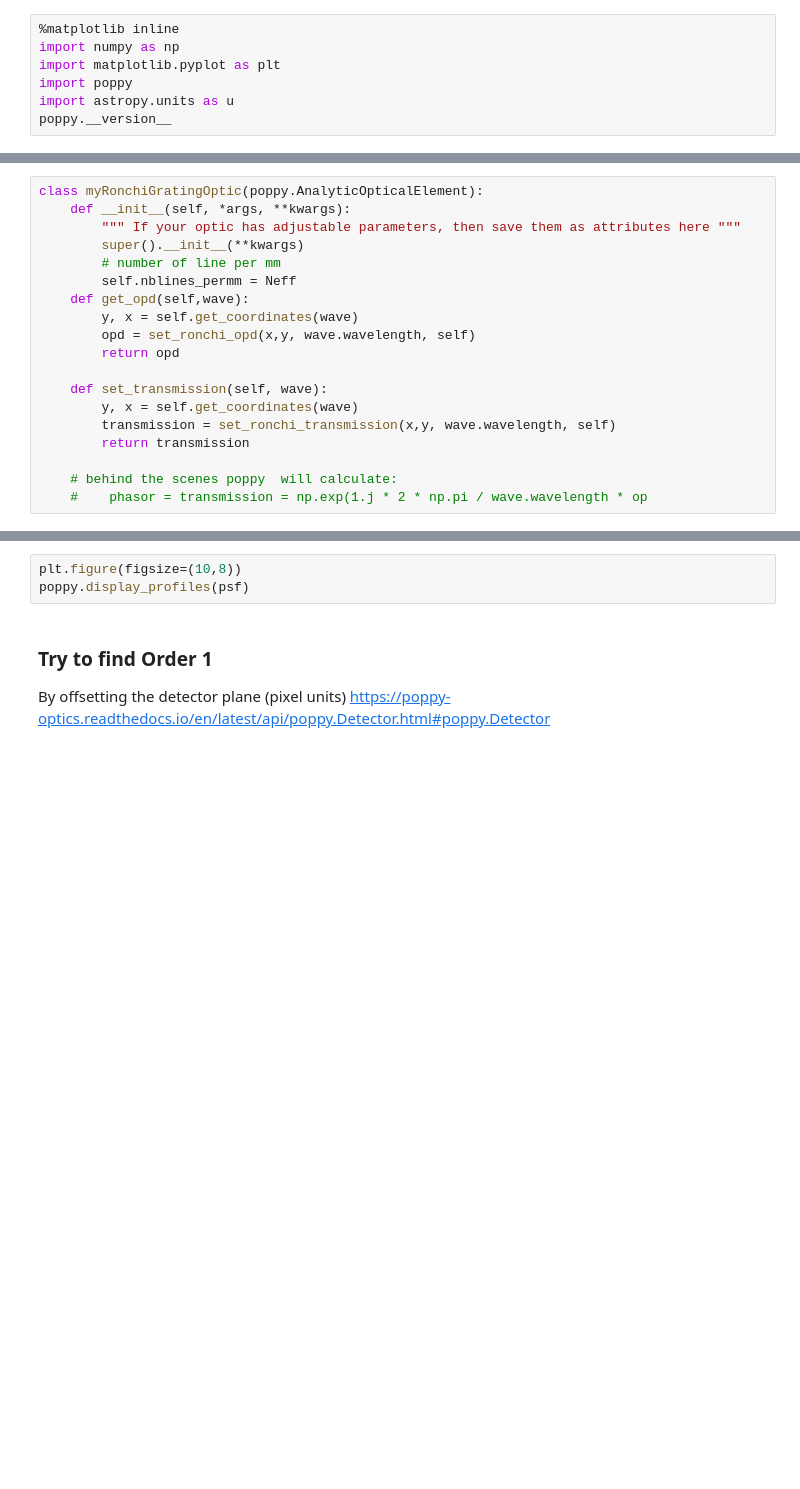
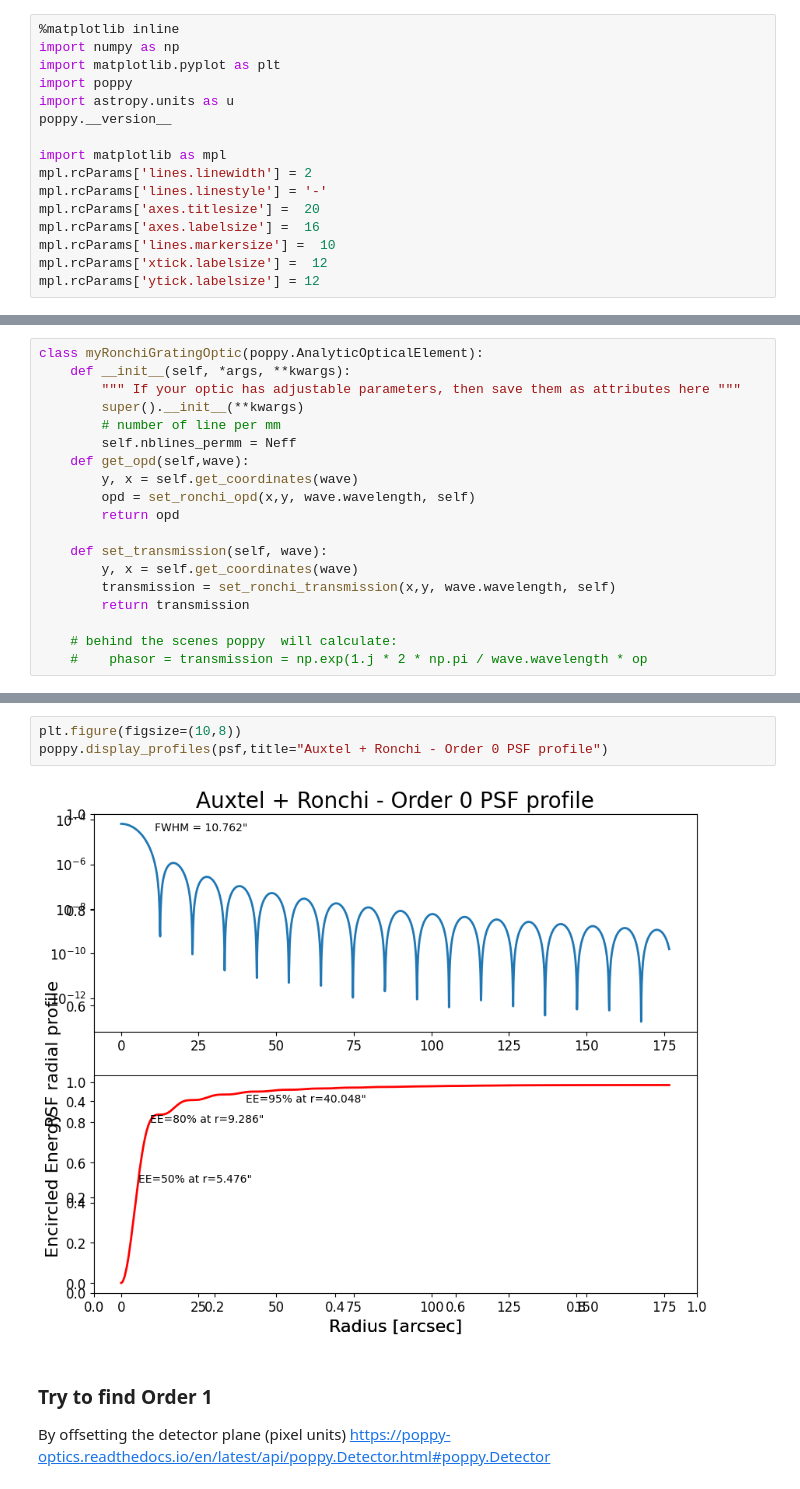
Before and after one commit to sylvielsstfr/AuxtelPSFpoppy, a Jupyter notebook: docs/notebooks/introdiffraction/01_SlidePoppyDiffraction.ipynb, the cells around one changed output, grey strips where cells are left out. Cells and saved outputs as stored; diff of their text form; blank space fills up the shorter version.

```diff
--- a/docs/notebooks/introdiffraction/01_SlidePoppyDiffraction.ipynb
+++ b/docs/notebooks/introdiffraction/01_SlidePoppyDiffraction.ipynb
@@ -159,6 +192,15 @@ import matplotlib.pyplot as plt
 import poppy
 import astropy.units as u
 poppy.__version__
+
+import matplotlib as mpl
+mpl.rcParams['lines.linewidth'] = 2
+mpl.rcParams['lines.linestyle'] = '-'
+mpl.rcParams['axes.titlesize'] =  20
+mpl.rcParams['axes.labelsize'] =  16
+mpl.rcParams['lines.markersize'] =  10
+mpl.rcParams['xtick.labelsize'] =  12
+mpl.rcParams['ytick.labelsize'] = 12
 # %%
 import logging
 #logging.basicConfig(level=logging.DEBUG)
@@ -321,6 +433,8 @@ poppy.display_psf(psf, title='Auxtel + RonchiPSF - Order 0')
 # %%
 plt.figure(figsize=(10,8))
-poppy.display_profiles(psf)
+poppy.display_profiles(psf,title="Auxtel + Ronchi - Order 0 PSF profile")
+# %% [output]
+[figure, added]
 # %% [markdown]
 ### Try to find Order 1
 By offsetting the detector plane (pixel units)
```
Also changed, not shown: parts of 23 cells of this notebook, 1 other file.
